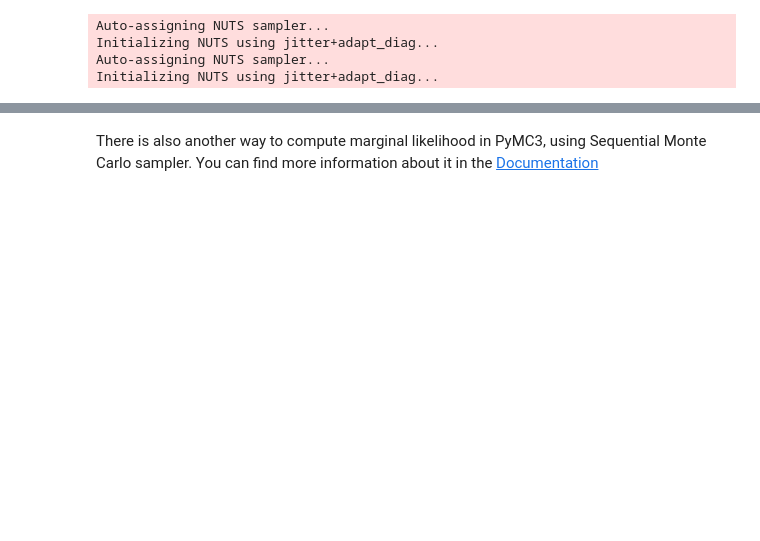
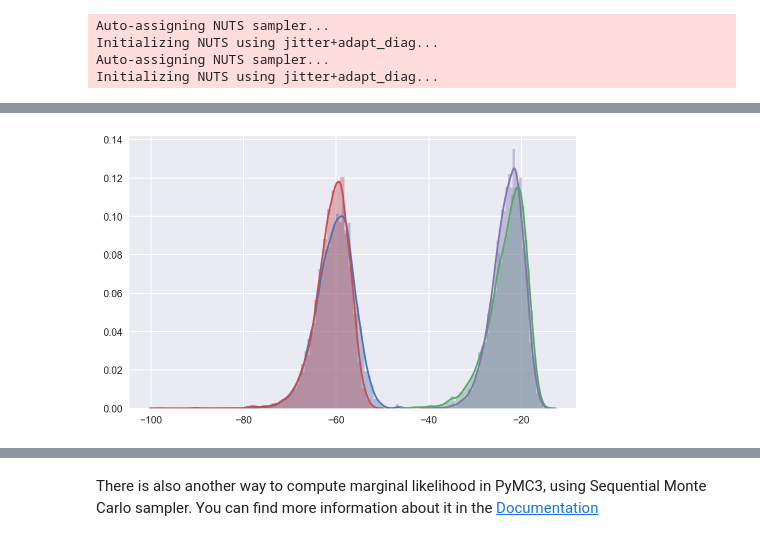
Before and after one commit to junpenglao/junpenglao.github.io, a Jupyter notebook: Blogs/posts/Maginal/Marginal Likelihood in Python.ipynb, the cells around one changed output, grey strips where cells are left out. Cells and saved outputs as stored; diff of their text form; code cells hidden in the pictures; blank space fills up the shorter version.

Commit message:
marginal_tmp_4

```diff
--- a/Blogs/posts/Maginal/Marginal Likelihood in Python.ipynb
+++ b/Blogs/posts/Maginal/Marginal Likelihood in Python.ipynb
@@ -368,7 +368,7 @@ from scipy import dot
 from scipy.linalg import cholesky as chol
 import warnings
 
-def Marginal_llk(trace, model=None, maxiter=1000):
+def Marginal_llk(trace, model=None, logp=None, maxiter=1000):
     """The Bridge Sampling Estimator of the Marginal Likelihood.
 
     Parameters
@@ -376,6 +376,7 @@ def Marginal_llk(trace, model=None, maxiter=1000):
     trace : result of MCMC run
     model : PyMC Model
         Optional model. Default None, taken from context.
+    logp : Model Log-probability function, read from the model by default
     maxiter : Maximum number of iterations
 
     Returns
@@ -385,7 +386,8 @@ def Marginal_llk(trace, model=None, maxiter=1000):
     r0, tol1, tol2 = 0.5, 1e-10, 1e-4
 
     model = modelcontext(model)
-    logp = model.logp_array
+    if logp is None:
+        logp = model.logp_array
     vars = model.free_RVs
 
     # Split the samples into two parts
@@ -394,22 +396,25 @@ def Marginal_llk(trace, model=None, maxiter=1000):
     N1 = len(trace) // 2
     N2 = len(trace) - N1
 
+    nchain = trace.nchains
+    arraysz = model.bijection.ordering.size
     neff_list = dict() # effective sample size
-    samples_list1 = []
-    samples_list2 = []
+    samples_4_fit = np.zeros((arraysz, N1*nchain))
+    samples_4_iter = np.zeros((arraysz, N2*nchain))
+    # matrix with already transformed samples
     for var in vars:
+        varmap = model.bijection.ordering.by_name[var.name]
         # for fitting the proposal
         x = trace[:N1][var.name]
-        samples_list1.append(x.reshape((x.shape[0], np.prod(x.shape[1:], dtype=int))))
+        samples_4_fit[varmap.slc, :] = x.reshape((x.shape[0],
+                                                  np.prod(x.shape[1:], dtype=int))).T
         # for the iterative scheme
         x2 = trace[N1:][var.name]
-        samples_list2.append(x2.reshape((x2.shape[0], np.prod(x2.shape[1:], dtype=int))))
+        samples_4_iter[varmap.slc, :] = x2.reshape((x2.shape[0],
+                                                    np.prod(x2.shape[1:], dtype=int))).T
         # effective sample size of samples_4_iter, scalar
         neff_list.update(pm.effective_n(trace[N1:],varnames=[var.name]))
 
-    # matrix with already transformed samples
-    samples_4_fit = np.concatenate(samples_list1, 1).T
-    samples_4_iter = np.concatenate(samples_list2, 1).T
     neff = pm.stats.dict2pd(neff_list,'temp').median() # median effective sample size (scalar)
 
     # get mean & covariance matrix and generate samples from proposal
@@ -523,3 +534,9 @@ Bridge sampling estimate of the log marginal likelihood: -464.34618
+# %%
+_, ax=plt.subplots(1,1,figsize=(8,5))
+for dist in ['q11', 'q12', 'q21', 'q22']:
+    sns.distplot(logml0[dist], ax=ax);
+# %% [output]
+[figure, added]
 # %%
 logml1 = Marginal_llk(trace1, model=H1, maxiter=1000)
 print('Bridge sampling estimate of the log marginal likelihood: %.5f'
```
Also changed, not shown: parts of 51 cells of this notebook.
